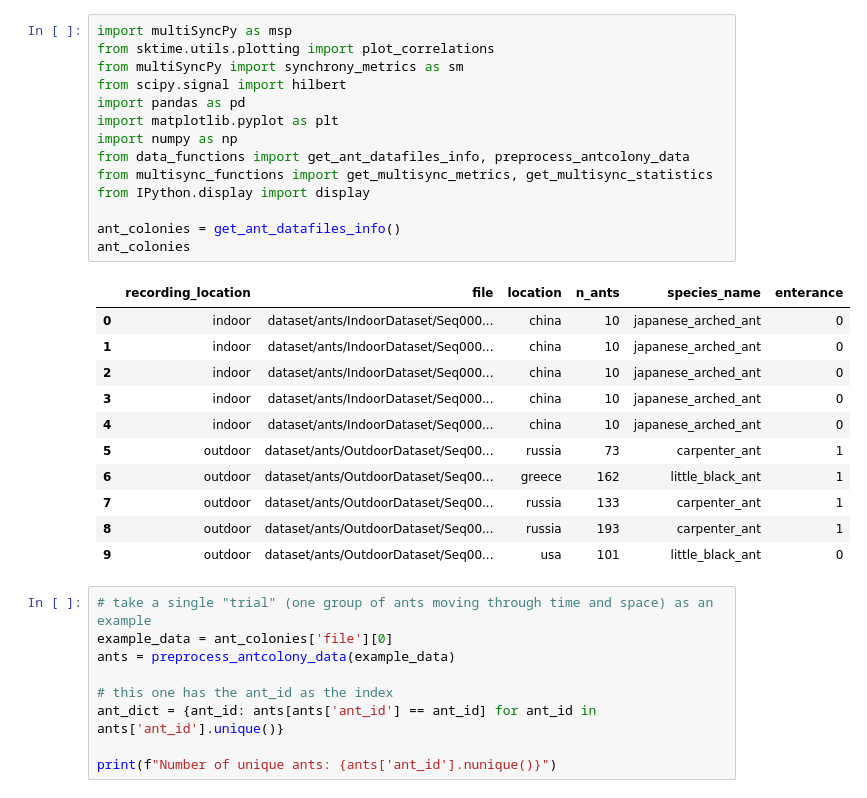
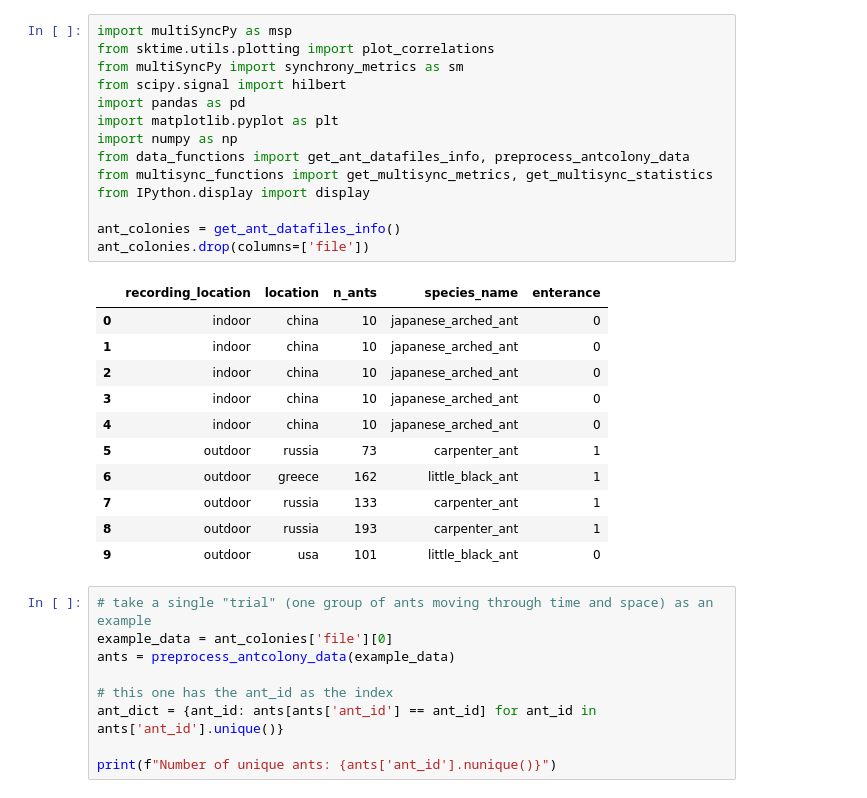
Before and after one commit to Lumalizer/AntColony_Complex_Systems_2024, a Jupyter notebook: multisync.ipynb, the cells around one changed output. Saved outputs shown, nothing was run; the diff lists cells and outputs as text.

```diff
--- a/multisync.ipynb
+++ b/multisync.ipynb
@@ -1,29 +1,29 @@
 # %%
 import multiSyncPy as msp
 from sktime.utils.plotting import plot_correlations
 from multiSyncPy import synchrony_metrics as sm
 from scipy.signal import hilbert
 import pandas as pd
 import matplotlib.pyplot as plt
 import numpy as np
 from data_functions import get_ant_datafiles_info, preprocess_antcolony_data
 from multisync_functions import get_multisync_metrics, get_multisync_statistics
 from IPython.display import display
 
 ant_colonies = get_ant_datafiles_info()
-ant_colonies
+ant_colonies.drop(columns=['file'])
 # %% [output]
-|  | recording_location | file | location | n_ants | species_name | enterance |
-| 0 | indoor | dataset/ants/IndoorDataset/Seq000... | china | 10 | japanese_arched_ant | 0 |
-| 1 | indoor | dataset/ants/IndoorDataset/Seq000... | china | 10 | japanese_arched_ant | 0 |
-| 2 | indoor | dataset/ants/IndoorDataset/Seq000... | china | 10 | japanese_arched_ant | 0 |
-| 3 | indoor | dataset/ants/IndoorDataset/Seq000... | china | 10 | japanese_arched_ant | 0 |
-| 4 | indoor | dataset/ants/IndoorDataset/Seq000... | china | 10 | japanese_arched_ant | 0 |
-| 5 | outdoor | dataset/ants/OutdoorDataset/Seq00... | russia | 73 | carpenter_ant | 1 |
-| 6 | outdoor | dataset/ants/OutdoorDataset/Seq00... | greece | 162 | little_black_ant | 1 |
-| 7 | outdoor | dataset/ants/OutdoorDataset/Seq00... | russia | 133 | carpenter_ant | 1 |
-| 8 | outdoor | dataset/ants/OutdoorDataset/Seq00... | russia | 193 | carpenter_ant | 1 |
-| 9 | outdoor | dataset/ants/OutdoorDataset/Seq00... | usa | 101 | little_black_ant | 0 |
+|  | recording_location | location | n_ants | species_name | enterance |
+| 0 | indoor | china | 10 | japanese_arched_ant | 0 |
+| 1 | indoor | china | 10 | japanese_arched_ant | 0 |
+| 2 | indoor | china | 10 | japanese_arched_ant | 0 |
+| 3 | indoor | china | 10 | japanese_arched_ant | 0 |
+| 4 | indoor | china | 10 | japanese_arched_ant | 0 |
+| 5 | outdoor | russia | 73 | carpenter_ant | 1 |
+| 6 | outdoor | greece | 162 | little_black_ant | 1 |
+| 7 | outdoor | russia | 133 | carpenter_ant | 1 |
+| 8 | outdoor | russia | 193 | carpenter_ant | 1 |
+| 9 | outdoor | usa | 101 | little_black_ant | 0 |
 # %%
 # take a single "trial" (one group of ants moving through time and space) as an example
 example_data = ant_colonies['file'][0]
```
Also changed, not shown: parts of 5 cells of this notebook, 1 other file.
